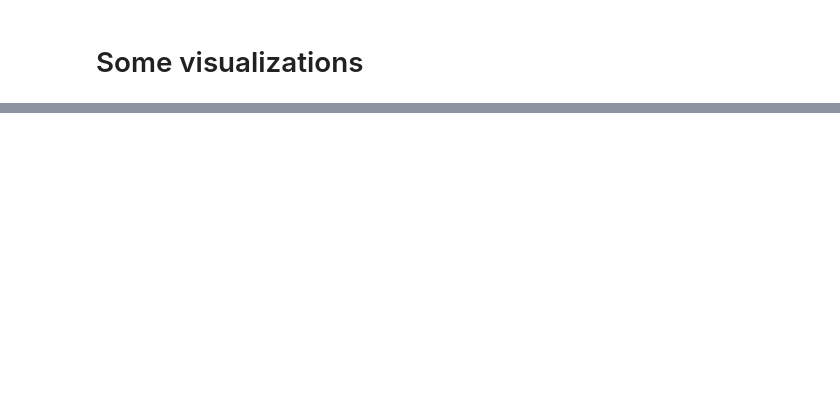
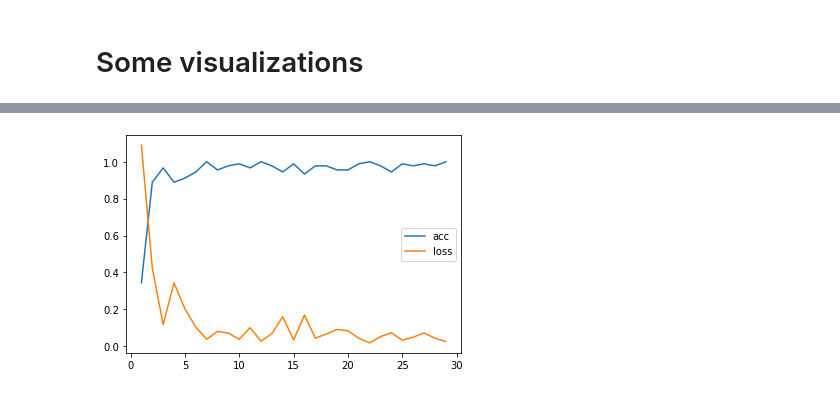
Before and after one commit to hdo0947/https-github.com-hkjournalist01-EECS504-Project, a Jupyter notebook: train_VGG16.ipynb, the cells around one changed output, grey strips where cells are left out. Saved outputs shown, nothing was run; the diff lists cells and outputs as text; code cells hidden in the pictures; blank space fills up the shorter version.

```diff
--- a/train_VGG16.ipynb
+++ b/train_VGG16.ipynb
@@ -247,6 +265,8 @@ show_preds()
 # %%
-steps = list(range(1, 30))
+steps = list(range(1, len(accs) + 1))
 plt.plot(steps, accs, label = 'acc')
 plt.plot(steps, losses, label = 'loss')
 plt.legend()
 plt.show()
+# %% [output]
+[figure, added]
```
Also changed, not shown: parts of 8 cells of this notebook.
